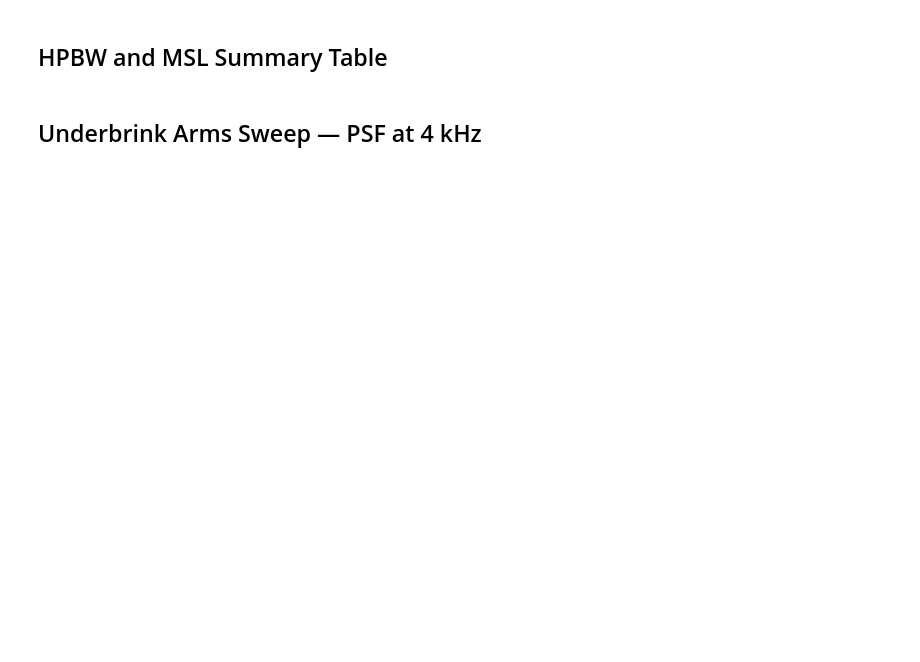
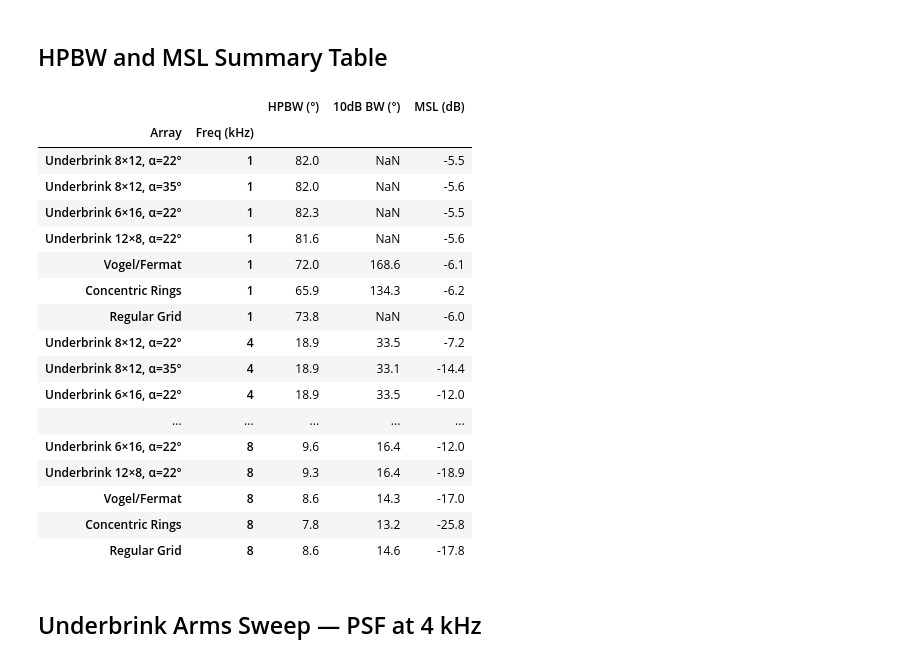
Before and after one commit to jduanen/Acoustic-Camera, a Jupyter notebook: notebooks/02_beam_pattern.ipynb, the cells around one changed output. Drawn from its saved outputs; the diff is of its cells as text; code cells hidden in the pictures; blank space fills up the shorter version.

```diff
--- a/notebooks/02_beam_pattern.ipynb
+++ b/notebooks/02_beam_pattern.ipynb
@@ -87,7 +87,7 @@ def regular_grid(n=N_MICS, r_max=R_MAX):
 # %% [markdown]
 ## PSF Computation
 # %%
-def psf_1d(x, y, freq, n_points=1000, az_range=(-60, 60)):
+def psf_1d(x, y, freq, n_points=1000, az_range=(-89, 89)):
     """
     1D PSF along azimuth (elevation = 0).  Returns (angles_deg, psf_linear).
 
@@ -220,21 +224,50 @@ plt.show()
 # %% [markdown]
 ## HPBW and MSL Summary Table
 # %%
+all_arrays = {
+    "Underbrink 8×12, α=22°":  underbrink_array(8, 12, spiral_angle_deg=22),
+    "Underbrink 8×12, α=35°":  underbrink_array(8, 12, spiral_angle_deg=35),
+    "Underbrink 6×16, α=22°":  underbrink_array(6, 16, spiral_angle_deg=22),
+    "Underbrink 12×8, α=22°":  underbrink_array(12, 8, spiral_angle_deg=22),
+    "Vogel/Fermat":             vogel_spiral(),
+    "Concentric Rings":         concentric_rings(),
+    "Regular Grid":             regular_grid(),
+}
+
 rows = []
 for freq in freqs:
-    for name, (x, y) in arrays.items():
+    for name, (x, y) in all_arrays.items():
         az, af = psf_1d(x, y, freq)
         db     = to_db(af)
         rows.append({
             "Array":        name,
             "Freq (kHz)":   freq // 1000,
-            "HPBW (°)": round(hpbw(az, db, -3), 1),
-            "10dB BW (°)": round(hpbw(az, db, -10), 1),
-            "MSL (dB)":    round(max_sidelobe(az, db), 1),
+            "HPBW (°)":     round(hpbw(az, db, -3), 1),
+            "10dB BW (°)":  round(hpbw(az, db, -10), 1),
+            "MSL (dB)":     round(max_sidelobe(az, db), 1),
         })
 
 df = pd.DataFrame(rows)
 df.set_index(["Array", "Freq (kHz)"])
+# %% [output]
+|  |  | HPBW (°) | 10dB BW (°) | MSL (dB) |
+| Array | Freq (kHz) |  |  |  |
+| Underbrink 8×12, α=22° | 1 | 82.0 | NaN | -5.5 |
+| Underbrink 8×12, α=35° | 1 | 82.0 | NaN | -5.6 |
+| Underbrink 6×16, α=22° | 1 | 82.3 | NaN | -5.5 |
+| Underbrink 12×8, α=22° | 1 | 81.6 | NaN | -5.6 |
+| Vogel/Fermat | 1 | 72.0 | 168.6 | -6.1 |
+| Concentric Rings | 1 | 65.9 | 134.3 | -6.2 |
+| Regular Grid | 1 | 73.8 | NaN | -6.0 |
+| Underbrink 8×12, α=22° | 4 | 18.9 | 33.5 | -7.2 |
+| Underbrink 8×12, α=35° | 4 | 18.9 | 33.1 | -14.4 |
+| Underbrink 6×16, α=22° | 4 | 18.9 | 33.5 | -12.0 |
+| ... | ... | ... | ... | ... |
+| Underbrink 6×16, α=22° | 8 | 9.6 | 16.4 | -12.0 |
+| Underbrink 12×8, α=22° | 8 | 9.3 | 16.4 | -18.9 |
+| Vogel/Fermat | 8 | 8.6 | 14.3 | -17.0 |
+| Concentric Rings | 8 | 7.8 | 13.2 | -25.8 |
+| Regular Grid | 8 | 8.6 | 14.6 | -17.8 |
 # %% [markdown]
 ## Underbrink Arms Sweep — PSF at 4 kHz
 # %%
```
Also changed, not shown: parts of 8 cells of this notebook, 1 other file.
